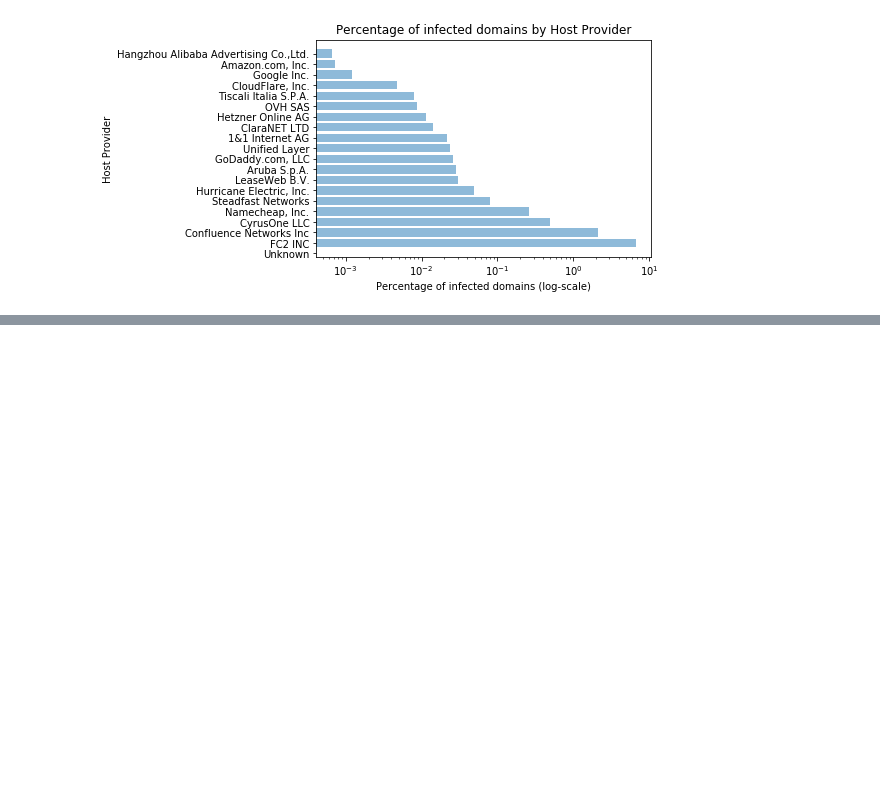
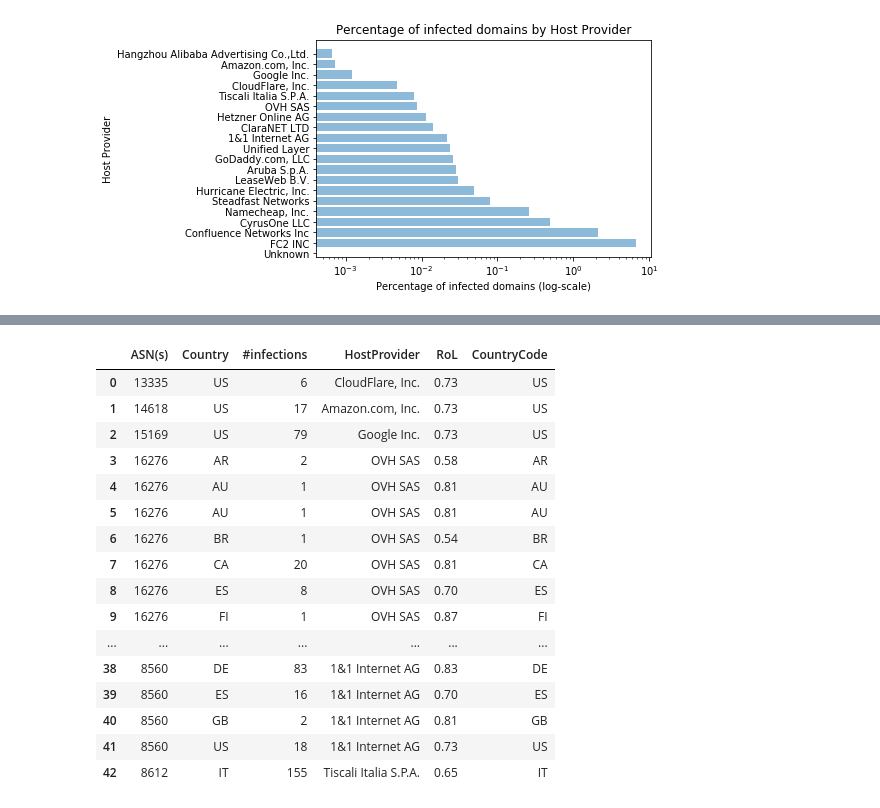
Before and after one commit to MKesteloo/EoCS, a Jupyter notebook: assignment 3/assignment3.ipynb, the cells around one changed output, grey strips where cells are left out. Drawn from its saved outputs; the diff is of its cells as text; code cells hidden in the pictures; blank space fills up the shorter version.

Commit message:
Added the rule of law per country of the top 20 infected hosting providers

```diff
--- a/assignment 3/assignment3.ipynb
+++ b/assignment 3/assignment3.ipynb
@@ -132,0 +137,15 @@ plt.savefig('barchartHostVSInfections.png')
+# %%
+# Get ASN and country couples and count total infections
+asn_country_dataset = ransomware_data[["ASN(s)", "Country"]]
+asn_country_dataset = asn_country_dataset.groupby(["ASN(s)", "Country"]).size().reset_index(name="#infections")
+
+top20ASN["ASN(s)"] = top20ASN["ASN(s)"].apply(str)
+ASN_data["ASN(s)"] = ASN_data["ASN(s)"].apply(str)
+
+# Get only the host providers of the top 20 list
+asn_country_dataset = asn_country_dataset.loc[asn_country_dataset["ASN(s)"].isin(top20ASN["ASN(s)"])]
+asn_country_dataset
+
+# Map ASN to Host Provider names
+hostprovider_country = pd.merge(asn_country_dataset, ASN_data[["ASN(s)", "HostProvider"]], on='ASN(s)', how='left')
+hostprovider_country.sort_values(by=['HostProvider'], ascending=False)[:10]
@@ -132,0 +164,4 @@ plt.savefig('barchartHostVSInfections.png')
+# %%
+# Import rule of law csv
+rol_data = pd.read_csv("RoL.csv", sep=',', parse_dates=True, header=0, encoding = "ISO-8859-1")
+rol_data
@@ -132,0 +187,22 @@ plt.savefig('barchartHostVSInfections.png')
+# %%
+# Merge with the rule of law csv on countriecodes
+rol_dataset = pd.merge(hostprovider_country, rol_data[["RoL", "CountryCode"]], left_on="Country", right_on='CountryCode', how='left')
+rol_dataset
+# %% [output]
+|  | ASN(s) | Country | #infections | HostProvider | RoL | CountryCode |
+| 0 | 13335 | US | 6 | CloudFlare, Inc. | 0.73 | US |
+| 1 | 14618 | US | 17 | Amazon.com, Inc. | 0.73 | US |
+| 2 | 15169 | US | 79 | Google Inc. | 0.73 | US |
+| 3 | 16276 | AR | 2 | OVH SAS | 0.58 | AR |
+| 4 | 16276 | AU | 1 | OVH SAS | 0.81 | AU |
+| 5 | 16276 | AU | 1 | OVH SAS | 0.81 | AU |
+| 6 | 16276 | BR | 1 | OVH SAS | 0.54 | BR |
+| 7 | 16276 | CA | 20 | OVH SAS | 0.81 | CA |
+| 8 | 16276 | ES | 8 | OVH SAS | 0.70 | ES |
+| 9 | 16276 | FI | 1 | OVH SAS | 0.87 | FI |
+| ... | ... | ... | ... | ... | ... | ... |
+| 38 | 8560 | DE | 83 | 1&1 Internet AG | 0.83 | DE |
+| 39 | 8560 | ES | 16 | 1&1 Internet AG | 0.70 | ES |
+| 40 | 8560 | GB | 2 | 1&1 Internet AG | 0.81 | GB |
+| 41 | 8560 | US | 18 | 1&1 Internet AG | 0.73 | US |
+| 42 | 8612 | IT | 155 | Tiscali Italia S.P.A. | 0.65 | IT |
```
Also changed, not shown: parts of 8 cells of this notebook, 2 other files.
